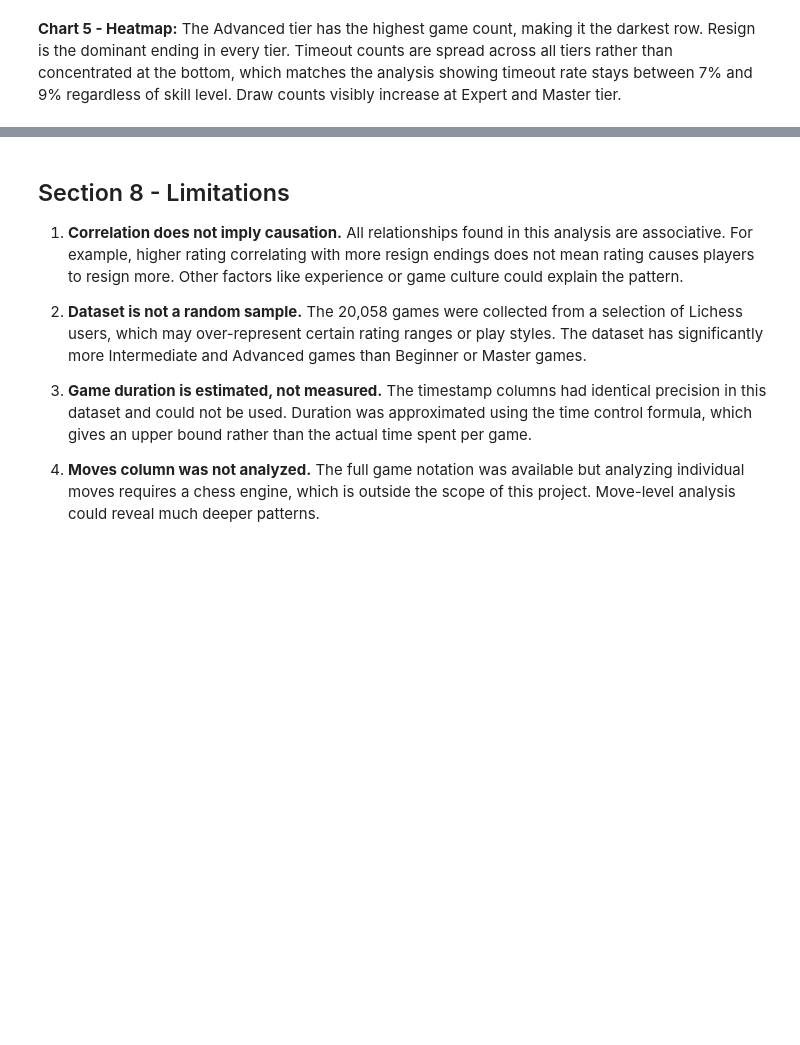
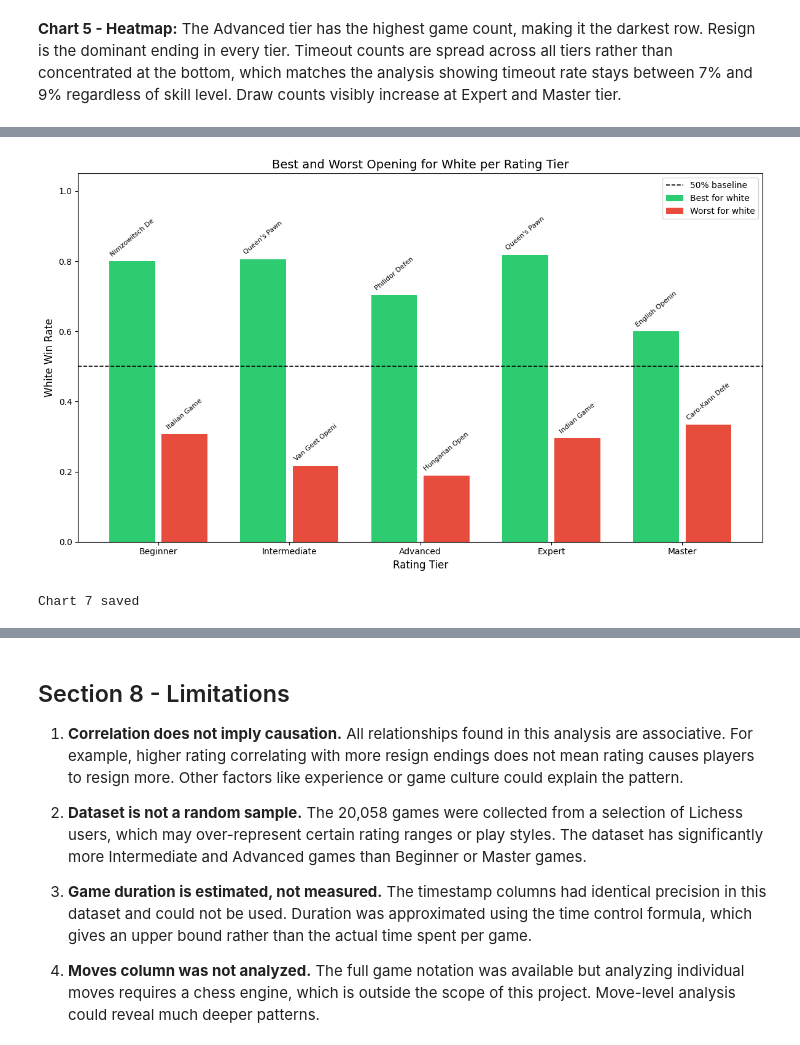
Before and after one commit to Rezwoan/The-Chess-Code, a Jupyter notebook: chess_analysis.ipynb, the cells around one changed output, grey strips where cells are left out. Cells and saved outputs as stored; diff of their text form; code cells hidden in the pictures; blank space fills up the shorter version.

```diff
--- a/chess_analysis.ipynb
+++ b/chess_analysis.ipynb
@@ -440,0 +466,13 @@ Name: is_upset, dtype: float64
+# %%
+# Analysis 10 - Best performing opening per rating tier (white win rate, min 20 games in that tier)
+tier_opening_stats = df.groupby(['rating_tier', 'opening_family'], observed=True).agg(
+    white_win_rate=('white_wins', 'mean'),
+    game_count=('white_wins', 'count')
+).reset_index()
+tier_opening_stats = tier_opening_stats[tier_opening_stats['game_count'] >= 20]
+best_opening_per_tier = tier_opening_stats.loc[tier_opening_stats.groupby('rating_tier', observed=True)['white_win_rate'].idxmax()]
+worst_opening_per_tier = tier_opening_stats.loc[tier_opening_stats.groupby('rating_tier', observed=True)['white_win_rate'].idxmin()]
+print('=== Best Opening for White per Rating Tier ===')
+print(best_opening_per_tier[['rating_tier', 'opening_family', 'white_win_rate', 'game_count']].to_string(index=False))
+print('\n=== Worst Opening for White per Rating Tier ===')
+print(worst_opening_per_tier[['rating_tier', 'opening_family', 'white_win_rate', 'game_count']].to_string(index=False))
@@ -593,0 +679,35 @@ Chart 5 saved
+# %%
+# Chart 7 - Best and worst opening for white per rating tier
+fig, ax = plt.subplots(figsize=(12, 7))
+
+tier_labels = best_opening_per_tier['rating_tier'].astype(str).tolist()
+best_rates = best_opening_per_tier['white_win_rate'].to_numpy()
+worst_rates = worst_opening_per_tier['white_win_rate'].to_numpy()
+best_names = best_opening_per_tier['opening_family'].tolist()
+worst_names = worst_opening_per_tier['opening_family'].tolist()
+
+x = list(range(len(tier_labels)))
+ax.bar([position - 0.2 for position in x], best_rates, width=0.35, color='#2ecc71', label='Best for white')
+ax.bar([position + 0.2 for position in x], worst_rates, width=0.35, color='#e74c3c', label='Worst for white')
+ax.axhline(y=0.5, color='black', linestyle='--', linewidth=1.2, label='50% baseline')
+
+for position, name, rate in zip(x, best_names, best_rates):
+    ax.text(position - 0.2, rate + 0.01, name[:14], ha='center', va='bottom', fontsize=8, rotation=40)
+for position, name, rate in zip(x, worst_names, worst_rates):
+    ax.text(position + 0.2, rate + 0.01, name[:14], ha='center', va='bottom', fontsize=8, rotation=40)
+
+ax.set_title('Best and Worst Opening for White per Rating Tier', fontsize=14)
+ax.set_xlabel('Rating Tier', fontsize=12)
+ax.set_ylabel('White Win Rate', fontsize=12)
+ax.set_xticks(x)
+ax.set_xticklabels(tier_labels)
+ax.set_ylim(0, 1.05)
+ax.legend()
+
+plt.tight_layout()
+plt.savefig('images/charts/chart7_best_worst_opening_by_tier.png', dpi=150, bbox_inches='tight')
+plt.show()
+print('Chart 7 saved')
+# %% [output]
+[figure, added]
+Chart 7 saved
```
Also changed, not shown: parts of 8 cells of this notebook, 1 other file.
